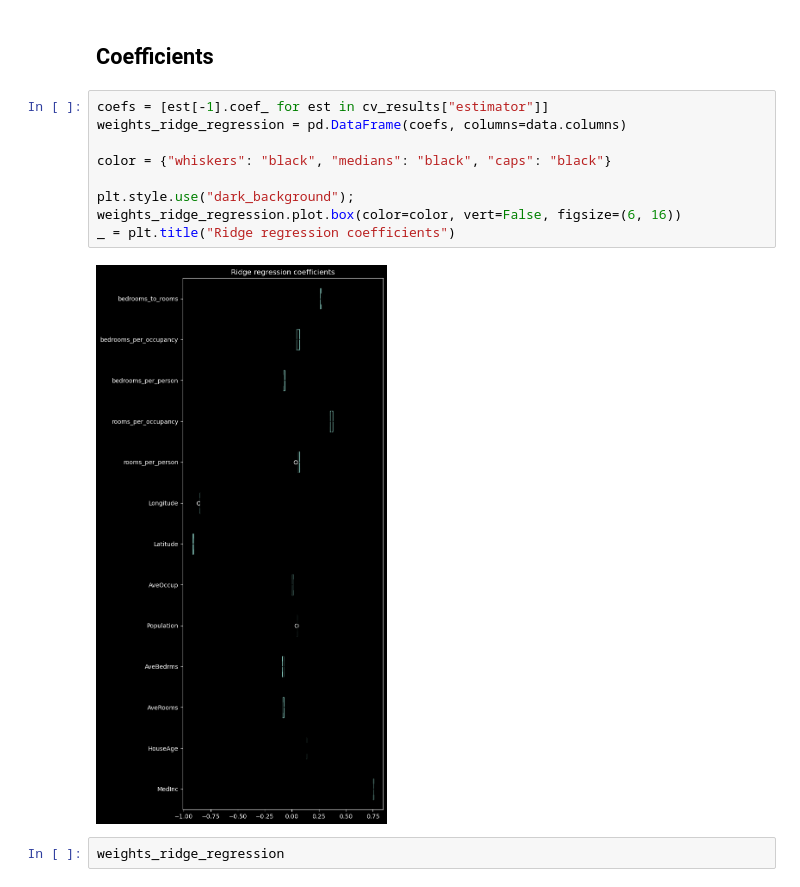
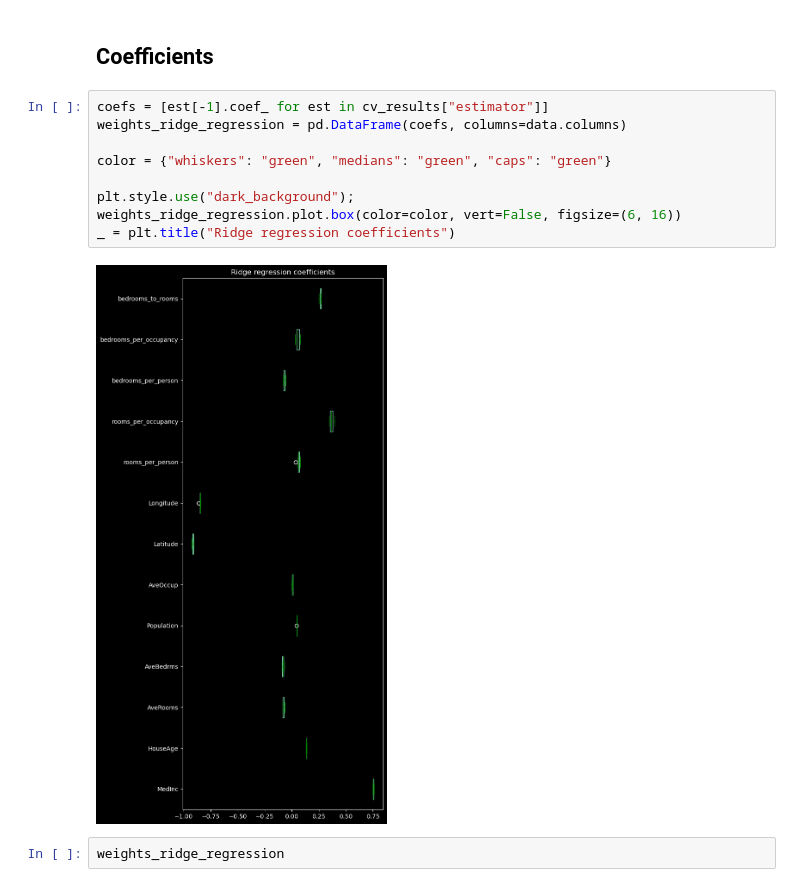
Before and after one commit to ufosoftwarellc/mlfab_linear, a Jupyter notebook: ca_housing_feature_eng.ipynb, the cells around one changed output. Saved outputs shown, nothing was run; the diff lists cells and outputs as text.

```diff
--- a/ca_housing_feature_eng.ipynb
+++ b/ca_housing_feature_eng.ipynb
@@ -155,14 +155,14 @@ Meean R2 of linear regression model on the test set:
 # %%
 coefs = [est[-1].coef_ for est in cv_results["estimator"]]
 weights_ridge_regression = pd.DataFrame(coefs, columns=data.columns)
 
-color = {"whiskers": "black", "medians": "black", "caps": "black"}
+color = {"whiskers": "green", "medians": "green", "caps": "green"}
 
 plt.style.use("dark_background");
 weights_ridge_regression.plot.box(color=color, vert=False, figsize=(6, 16))
 _ = plt.title("Ridge regression coefficients")
 # %% [output]
-[figure, old version]
+[figure, new version]
 # %%
 weights_ridge_regression
 # %% [output]
```
Also changed, not shown: 2 other files.
